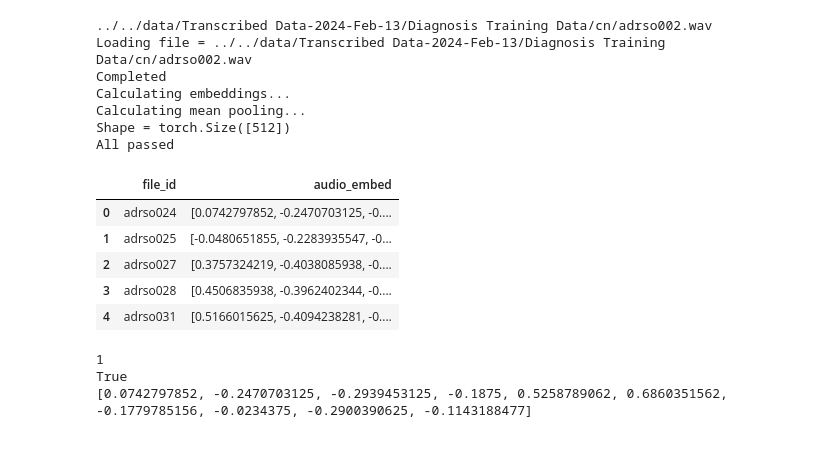
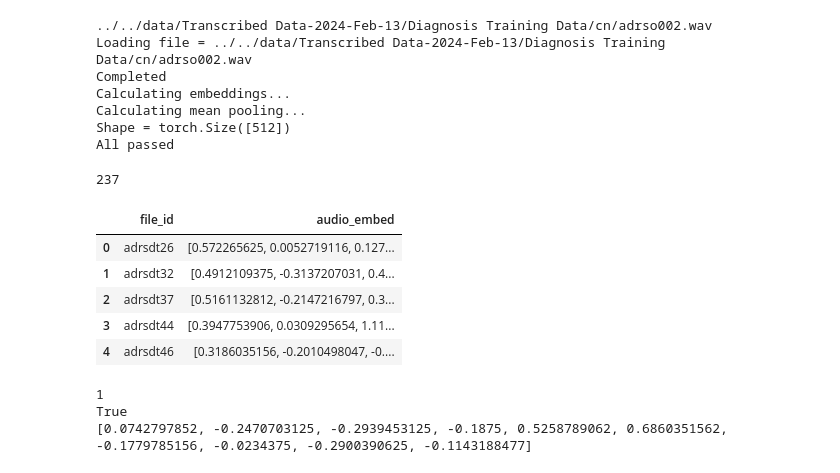
Before and after one commit to M-I-Dx/alzheimers_detection_capstone, a Jupyter notebook: playground/audio2vec/01_audio_embeddings.ipynb, the cells around one changed output. Saved outputs shown, nothing was run; the diff lists cells and outputs as text; code cells hidden in the pictures.

```diff
--- a/playground/audio2vec/01_audio_embeddings.ipynb
+++ b/playground/audio2vec/01_audio_embeddings.ipynb
@@ -143,19 +143,26 @@ All passed
 # %%
 # load previous embed, will skip already processed items
 path_out = "../../data/audio_embed/"
 fname_existing = "train_audio_embed.json"
 
-existing_df = pd.read_json(path_out + fname_existing,
-                          orient="records")
-
+try:
+    existing_df = pd.read_json(path_out + fname_existing,
+                              orient="records")
+except Exception as e:
+    print("Error reading file =", fname_existing)
+    existing_df = pd.DataFrame({"file_id":[],
+                                "audio_embed":[]
+                               })
+print(len(existing_df))
 existing_df.head()
 # %% [output]
+237
 |  | file_id | audio_embed |
-| 0 | adrso024 | [0.0742797852, -0.2470703125, -0.... |
-| 1 | adrso025 | [-0.0480651855, -0.2283935547, -0... |
-| 2 | adrso027 | [0.3757324219, -0.4038085938, -0.... |
-| 3 | adrso028 | [0.4506835938, -0.3962402344, -0.... |
-| 4 | adrso031 | [0.5166015625, -0.4094238281, -0.... |
+| 0 | adrsdt26 | [0.572265625, 0.0052719116, 0.127... |
+| 1 | adrsdt32 | [0.4912109375, -0.3137207031, 0.4... |
+| 2 | adrsdt37 | [0.5161132812, -0.2147216797, 0.3... |
+| 3 | adrsdt44 | [0.3947753906, 0.0309295654, 1.11... |
+| 4 | adrsdt46 | [0.3186035156, -0.2010498047, -0.... |
 # %%
 # check existing file
 fid = "adrso024"
```
Also changed, not shown: parts of 9 cells of this notebook.
